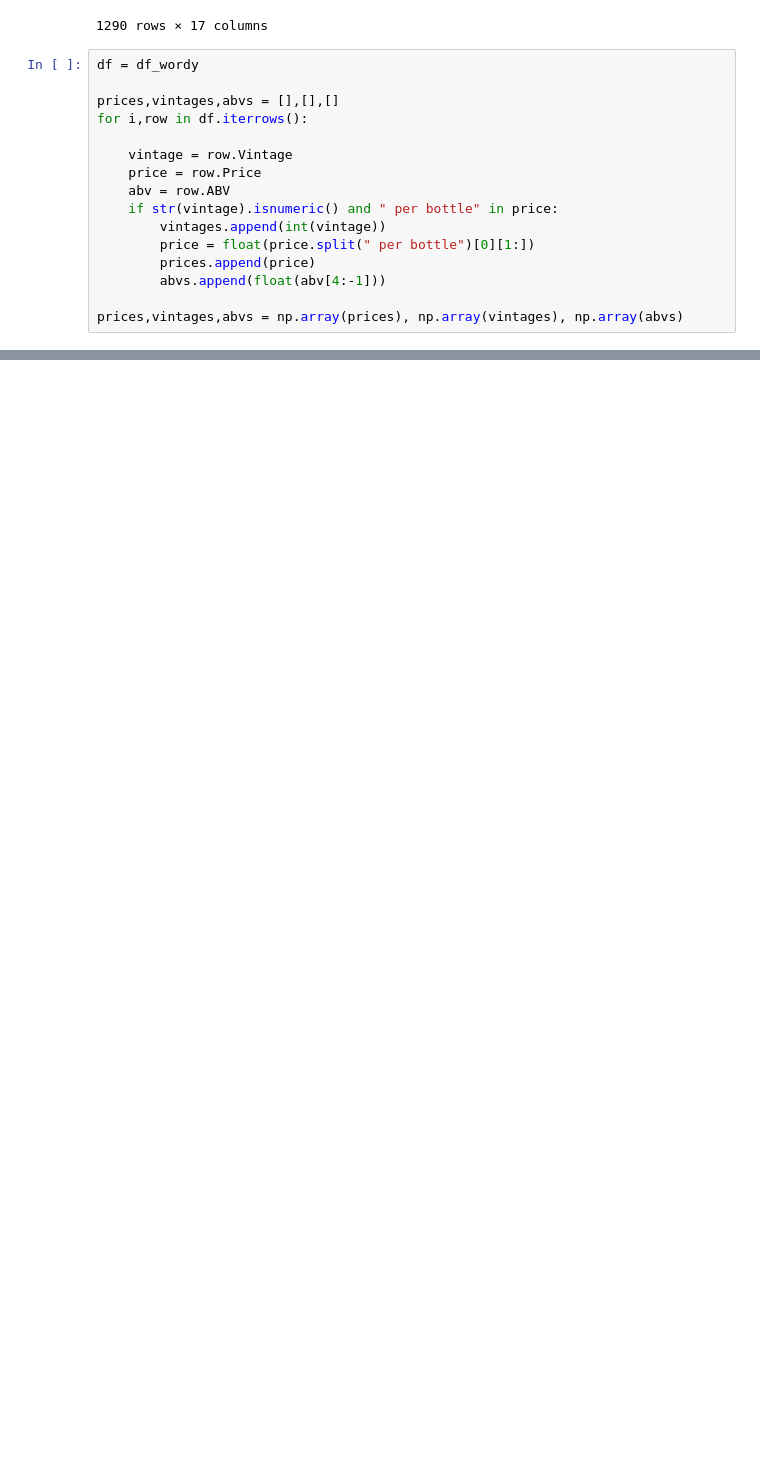
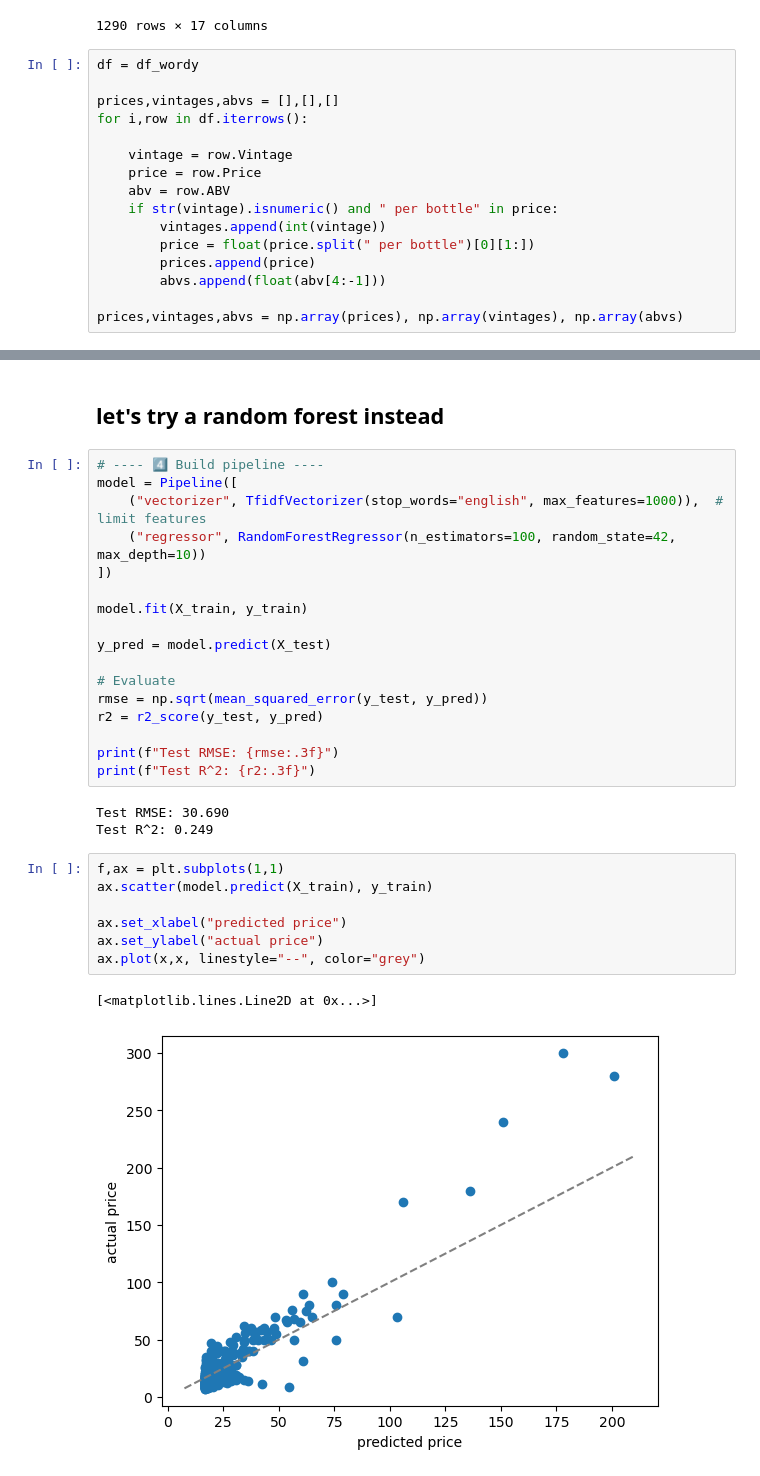
Before and after one commit to Delekof/Machine-Learning-Practice, a Jupyter notebook: main_notebook.ipynb, the cells around one changed output, grey strips where cells are left out. Drawn from its saved outputs; the diff is of its cells as text; blank space fills up the shorter version.

```diff
--- a/main_notebook.ipynb
+++ b/main_notebook.ipynb
@@ -713,0 +721,32 @@ Text(0, 0.5, 'actual price')
+# %% [markdown]
+## let's try a random forest instead
+# %%
+# ---- 4️⃣ Build pipeline ----
+model = Pipeline([
+    ("vectorizer", TfidfVectorizer(stop_words="english", max_features=1000)),  # limit features
+    ("regressor", RandomForestRegressor(n_estimators=100, random_state=42, max_depth=10))
+])
+
+model.fit(X_train, y_train)
+
+y_pred = model.predict(X_test)
+
+# Evaluate
+rmse = np.sqrt(mean_squared_error(y_test, y_pred))
+r2 = r2_score(y_test, y_pred)
+
+print(f"Test RMSE: {rmse:.3f}")
+print(f"Test R^2: {r2:.3f}")
+# %% [output]
+Test RMSE: 30.690
+Test R^2: 0.249
+# %%
+f,ax = plt.subplots(1,1)
+ax.scatter(model.predict(X_train), y_train)
+
+ax.set_xlabel("predicted price")
+ax.set_ylabel("actual price")
+ax.plot(x,x, linestyle="--", color="grey")
+# %% [output]
+[<matplotlib.lines.Line2D at 0x...>]
+[figure, added]
```
Also changed, not shown: parts of 7 cells of this notebook.
